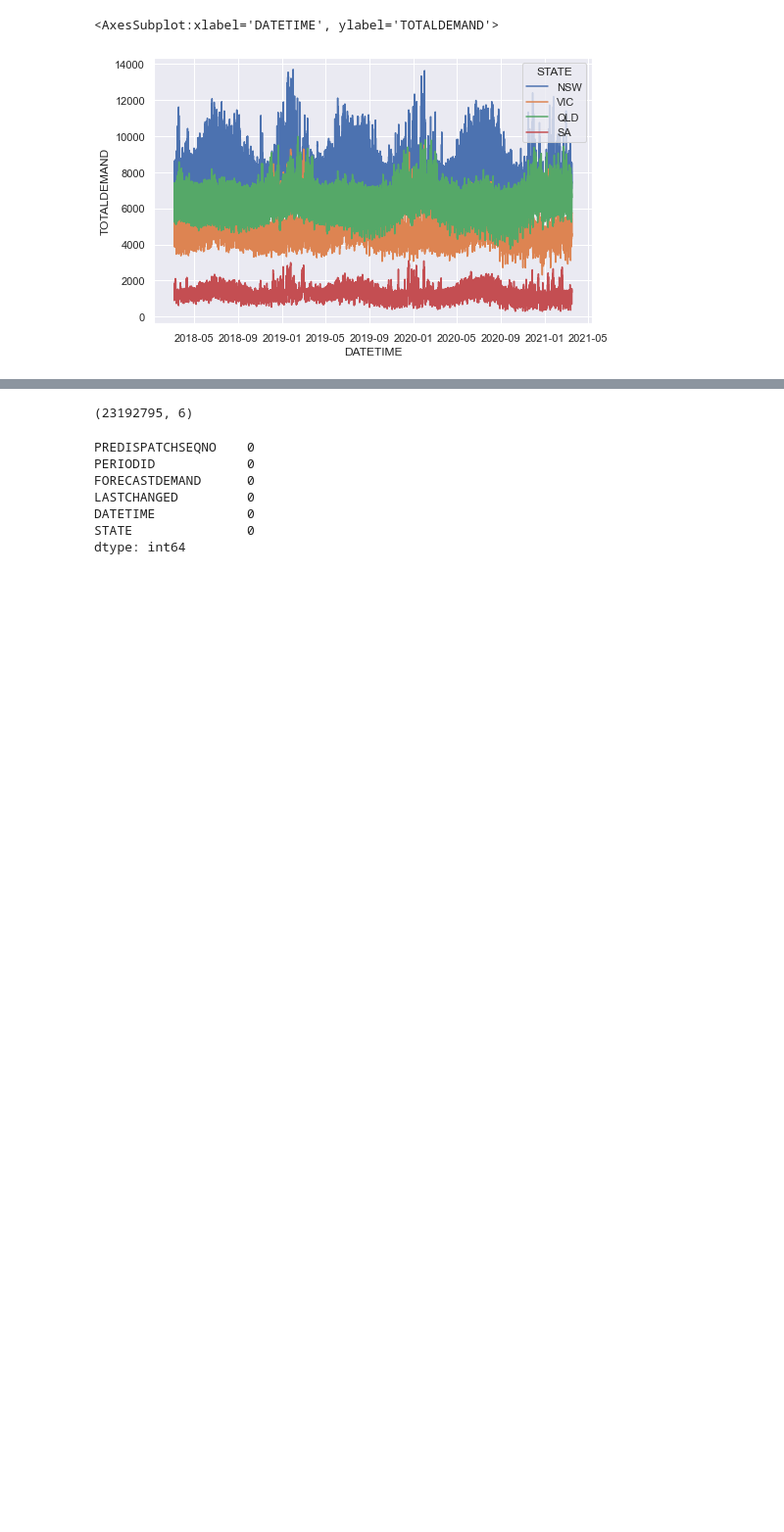
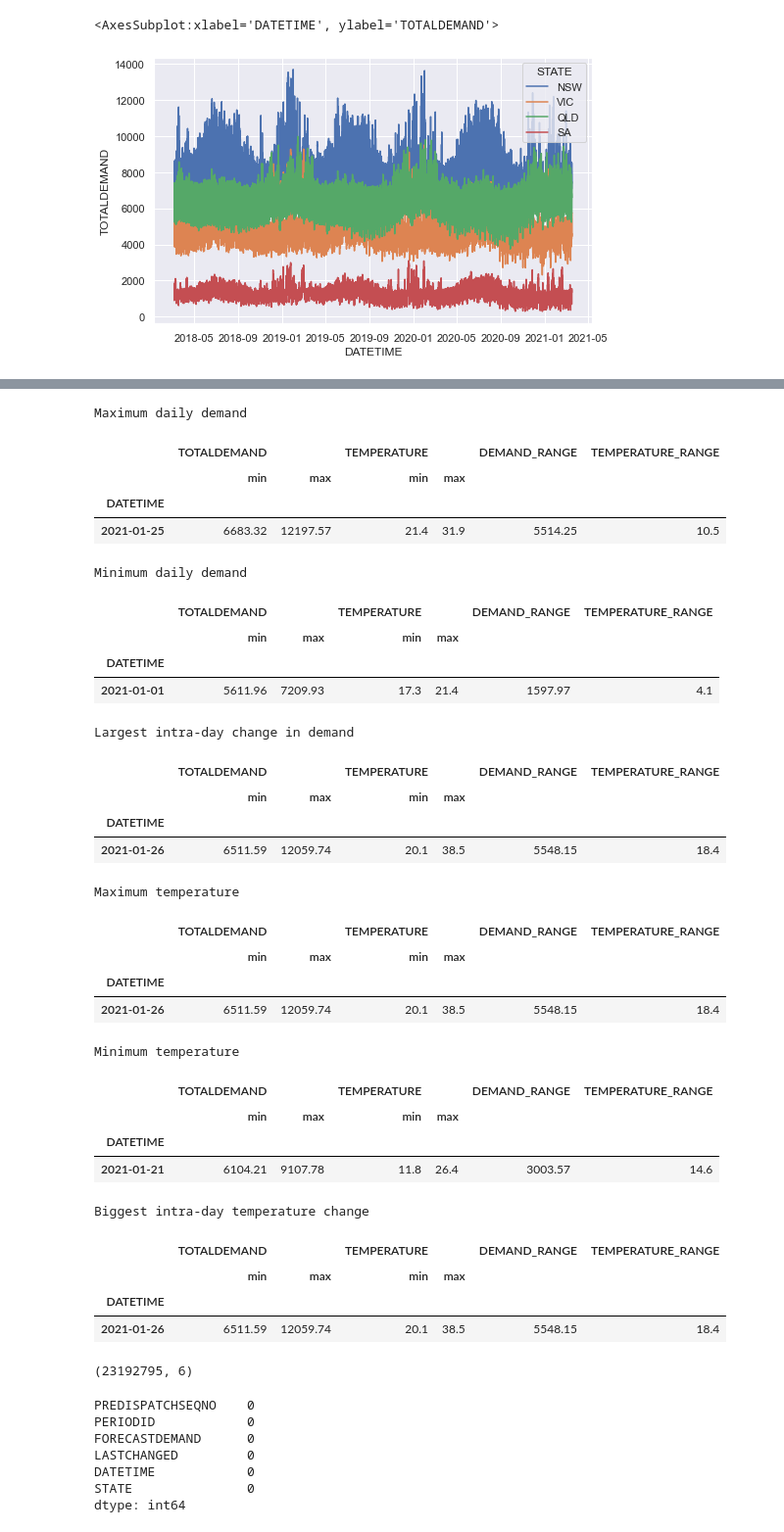
Before and after one commit to the-rahul-kumar/UNSW-Group-C-Project, a Jupyter notebook: src/Mat/PV_AEMO_erroranalysis_EDA.ipynb, the cells around one changed output, grey strips where cells are left out. Shown at 98% size. Drawn from its saved outputs; the diff is of its cells as text; code cells hidden in the pictures; blank space fills up the shorter version.

```diff
--- a/src/Mat/PV_AEMO_erroranalysis_EDA.ipynb
+++ b/src/Mat/PV_AEMO_erroranalysis_EDA.ipynb
@@ -61,6 +61,7 @@ Name: DATETIME, dtype: datetime64[ns]
 Define a new dataframe containing only data for the range containing PV data (pv)
 # %%
 pv = demand[demand['DATETIME'] >= '20180306']
+pv.DATETIME = pd.to_datetime(pv.DATETIME)
 pv.shape
 pv.isna().sum()
 # %% [output]
@@ -149,3 +150,59 @@ sns.lineplot(data=pv[pv['POWER'].notna()], x='DATETIME', y='TOTALDEMAND',hue='ST
+# %%
+jan21_df = pv[(pv['DATETIME'] >= '20210101') & (pv['DATETIME'] <= '20210310') & (pv['STATE'] == 'NSW')]
+#jan21_df['max'] = jan21_df.groupby(jan21_df['DATETIME'].dt.date).aggregate({'TOTALDEMAND':max})
+#jan21_df['min'] = jan21_df.groupby(jan21_df['DATETIME'].dt.date).aggregate({'TOTALDEMAND':min})
+jan_21_stats = jan21_df.groupby(jan21_df['DATETIME'].dt.date).agg({'TOTALDEMAND':['min','max'], 'TEMPERATURE':['min','max']})
+jan_21_stats['DEMAND_RANGE'] = jan_21_stats[('TOTALDEMAND','max')] - jan_21_stats[('TOTALDEMAND','min')]
+jan_21_stats['TEMPERATURE_RANGE'] = jan_21_stats[('TEMPERATURE','max')] - jan_21_stats[('TEMPERATURE','min')]
+# %%
+print("Maximum daily demand")
+jan_21_stats.loc[jan_21_stats[('TOTALDEMAND','max')] == jan_21_stats[('TOTALDEMAND','max')].max()]
+
+print("Minimum daily demand")
+jan_21_stats.loc[jan_21_stats[('TOTALDEMAND','max')] == jan_21_stats[('TOTALDEMAND','max')].min()]
+
+print("Largest intra-day change in demand")
+jan_21_stats.loc[jan_21_stats[('DEMAND_RANGE')] == jan_21_stats[('DEMAND_RANGE')].max()]
+
+print("Maximum temperature")
+jan_21_stats.loc[jan_21_stats[('TEMPERATURE','max')] == jan_21_stats[('TEMPERATURE','max')].max()]
+
+print("Minimum temperature")
+jan_21_stats.loc[jan_21_stats[('TEMPERATURE','min')] == jan_21_stats[('TEMPERATURE','min')].min()]
+
+print("Biggest intra-day temperature change")
+jan_21_stats.loc[jan_21_stats[('TEMPERATURE_RANGE')] == jan_21_stats[('TEMPERATURE_RANGE')].max()]
+# %% [output]
+Maximum daily demand
+|  | TOTALDEMAND |  | TEMPERATURE |  | DEMAND_RANGE | TEMPERATURE_RANGE |
+|  | min | max | min | max |  |  |
+| DATETIME |  |  |  |  |  |  |
+| 2021-01-25 | 6683.32 | 12197.57 | 21.4 | 31.9 | 5514.25 | 10.5 |
+Minimum daily demand
+|  | TOTALDEMAND |  | TEMPERATURE |  | DEMAND_RANGE | TEMPERATURE_RANGE |
+|  | min | max | min | max |  |  |
+| DATETIME |  |  |  |  |  |  |
+| 2021-01-01 | 5611.96 | 7209.93 | 17.3 | 21.4 | 1597.97 | 4.1 |
+Largest intra-day change in demand
+|  | TOTALDEMAND |  | TEMPERATURE |  | DEMAND_RANGE | TEMPERATURE_RANGE |
+|  | min | max | min | max |  |  |
+| DATETIME |  |  |  |  |  |  |
+| 2021-01-26 | 6511.59 | 12059.74 | 20.1 | 38.5 | 5548.15 | 18.4 |
+Maximum temperature
+|  | TOTALDEMAND |  | TEMPERATURE |  | DEMAND_RANGE | TEMPERATURE_RANGE |
+|  | min | max | min | max |  |  |
+| DATETIME |  |  |  |  |  |  |
+| 2021-01-26 | 6511.59 | 12059.74 | 20.1 | 38.5 | 5548.15 | 18.4 |
+Minimum temperature
+|  | TOTALDEMAND |  | TEMPERATURE |  | DEMAND_RANGE | TEMPERATURE_RANGE |
+|  | min | max | min | max |  |  |
+| DATETIME |  |  |  |  |  |  |
+| 2021-01-21 | 6104.21 | 9107.78 | 11.8 | 26.4 | 3003.57 | 14.6 |
+Biggest intra-day temperature change
+|  | TOTALDEMAND |  | TEMPERATURE |  | DEMAND_RANGE | TEMPERATURE_RANGE |
+|  | min | max | min | max |  |  |
+| DATETIME |  |  |  |  |  |  |
+| 2021-01-26 | 6511.59 | 12059.74 | 20.1 | 38.5 | 5548.15 | 18.4 |
 # %%
 # Loop through and read each of the states forecast files, concatenate them to build one large dataframe
 # First test with one state (Qld)
```
Also changed, not shown: parts of 6 cells of this notebook.
